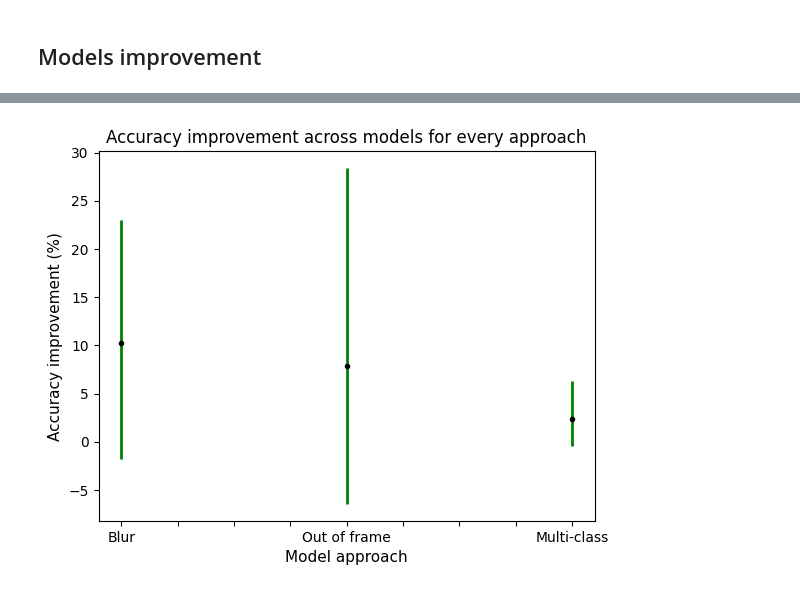
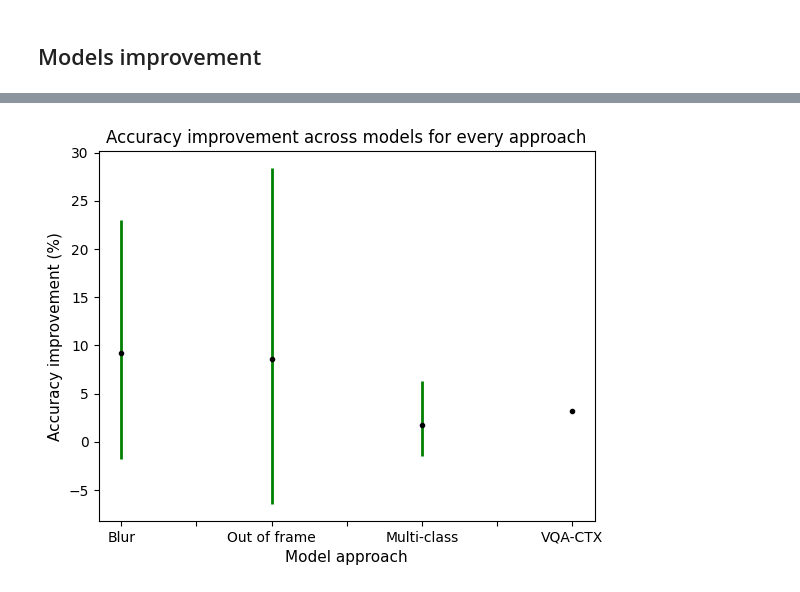
Before and after one commit to arcb01/GED-TFG, a Jupyter notebook: src/vqa_accuracy.ipynb, the cells around one changed output, grey strips where cells are left out. Cells and saved outputs as stored; diff of their text form; code cells hidden in the pictures.

```diff
--- a/src/vqa_accuracy.ipynb
+++ b/src/vqa_accuracy.ipynb
@@ -413,7 +416,7 @@ rej_rates = np.flip(np.arange(0., 1.1, 0.1), 0)
 # For every rejection rate, compares the default model (rej_rates = 0.0) with
 for rr in rej_rates:
     filtered_data = get_clear_images(model_output_data, (model, device, rr), multiclass=multiclass)
-    for typ in get_model_types(model_output_data):
+    for typ in get_model_types(model_output_data)[:-1]: # Don't use the BLIP2-CTX-VQA model yet (the last one)
         res = evaluate_acc_promptcap(filtered_data, typ)
         p_imgs_rej = percent_imgs_rejected(model_output_data, filtered_data)
         if len(filtered_data) == 0:
@@ -461,7 +460,7 @@ df.sort_values('p_imgs_rej', ascending=True)
 df = df[df["acc"] != 100.]
 
 plt.figure(figsize=(7,4))
-for typ in get_model_types(model_output_data):
+for typ in get_model_types(model_output_data)[:-1]:
     try:
         typ = map_type[typ]
     except:
@@ -474,6 +473,6 @@ for typ in get_model_types(model_output_data):
           fancybox=True, shadow=True, ncol=5, fontsize=7)
     plt.xlabel("Percentage of rejected images")
     plt.ylabel("Accuracy (%)")
-plt.title("VQA models accuracies using an out-of-framing filtering model")
+plt.title("VQA models accuracies using a multiclass filtering model")
 plt.show()
 # %% [output]
@@ -489,7 +488,7 @@ def calculate_df(model):
     thr = 0.1
     filt_data = get_clear_images(model_output_data, (model, device, thr), multiclass=multiclass)
 
-    for typ in get_model_types(model_output_data):
+    for typ in get_model_types(model_output_data)[:-1]:
         res = evaluate_acc_promptcap(model_output_data, typ)
         res_filt = evaluate_acc_promptcap(filt_data, typ)
         try:
@@ -593,0 +577,12 @@ df_m
+# %%
+res_blip2 = evaluate_acc_promptcap(model_output_data, "BLIP2-VQA")
+res_blip2_ctx = evaluate_acc_promptcap(filt_data, "BLIP2-CTX-VQA")
+
+acc_blip2 = (sum(res_blip2) / len(res_blip2)) * 100
+acc_blip2_ctx = (sum(res_blip2_ctx) / len(res_blip2_ctx)) * 100
+
+df_f.loc["VQA-CTX", "model_type"] = "BLIP2-VQA"
+df_f.loc["VQA-CTX", "acc"] = acc_blip2
+df_f.loc["VQA-CTX", "acc_w_blur_model"] = acc_blip2_ctx # BLIP2-CTX-VQA acc
+df_f.loc["VQA-CTX", "vqa_model_acc_w_improv"] = ((acc_blip2_ctx - acc_blip2) / acc_blip2) * 100
+df_f
@@ -594,27 +609,28 @@ df_m
 # %%
 import matplotlib.pyplot as plt
 import numpy as np
 
 mins = df_f.groupby("model_class").min()["vqa_model_acc_w_improv"].to_numpy()
 maxes = df_f.groupby("model_class").max()["vqa_model_acc_w_improv"].to_numpy()
 means = df_f.groupby("model_class").mean()["vqa_model_acc_w_improv"].to_numpy()
 std = df_f.groupby("model_class").std()["vqa_model_acc_w_improv"].to_numpy()
 
 # create stacked errorbars:
 fig, ax = plt.subplots()
 #ax.errorbar(np.arange(len(mins)), means, std, fmt='ok', lw=3)
 ax.errorbar(np.arange(len(mins)), means, [means - mins, maxes - means],
              fmt='.k', ecolor='green', lw=2)
 ax.set_title("Accuracy improvement across models for every approach")
 
 labels = ['' for item in ax.get_xticklabels()]
 labels[1] = "Blur"
-labels[5] = "Out of frame"
-labels[9] = "Multi-class"
+labels[3] = "Out of frame"
+labels[5] = "Multi-class"
+labels[7] = "VQA-CTX"
 
 ax.set_xticklabels(labels)
 ax.set_xlabel('Model approach', fontsize=11)
 ax.set_ylabel('Accuracy improvement (%)', fontsize=11)
 plt.show()
 # %% [output]
-[figure, old version]
+[figure, new version]
```
Also changed, not shown: parts of 14 cells of this notebook, 1 other file.
